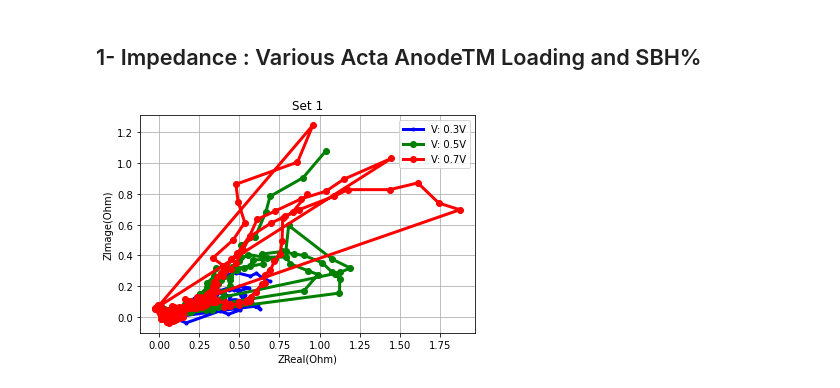
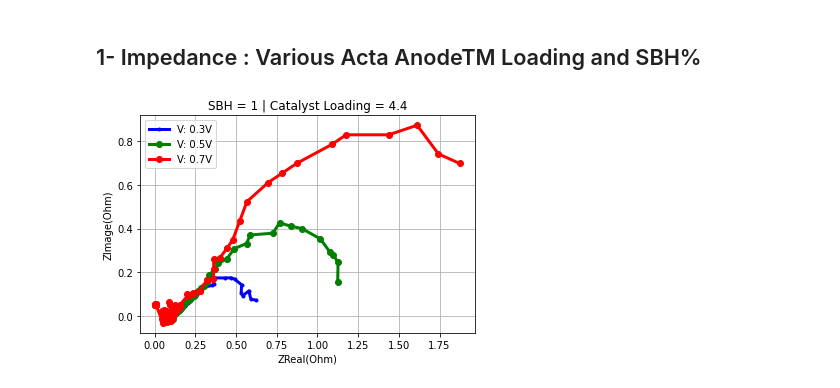
Before and after one commit to ECSIM/dbfc-dataset, a Jupyter notebook: Notebooks/Acta Catalyst.ipynb, the cells around one changed output. Drawn from its saved outputs; the diff is of its cells as text; code cells hidden in the pictures.

```diff
--- a/Notebooks/Acta Catalyst.ipynb
+++ b/Notebooks/Acta Catalyst.ipynb
@@ -10,8 +10,8 @@ path = os.path.join("../", "Acta Catalyst")
 # %% [markdown]
 ## 1- Impedance : Various Acta AnodeTM Loading and SBH%
 # %%
-data = load_data(os.path.join(path,"1.csv"), is_header=True)
+(data, header) = load_data(os.path.join(path,"1.csv"), is_header=True)
 # %%
-impedance_plot(data, set_index=1)
+impedance_plot(data, 1, 4.4, header)
 # %% [output]
-[figure, old version]
+[figure, new version]
```
Also changed, not shown: parts of 15 cells of this notebook, 1 other file.
